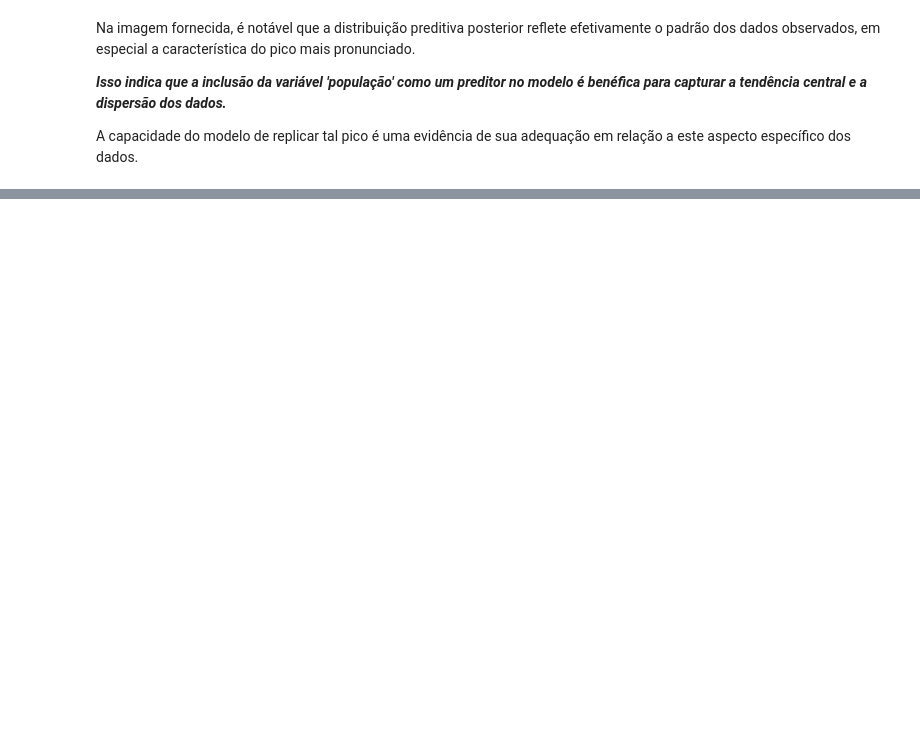
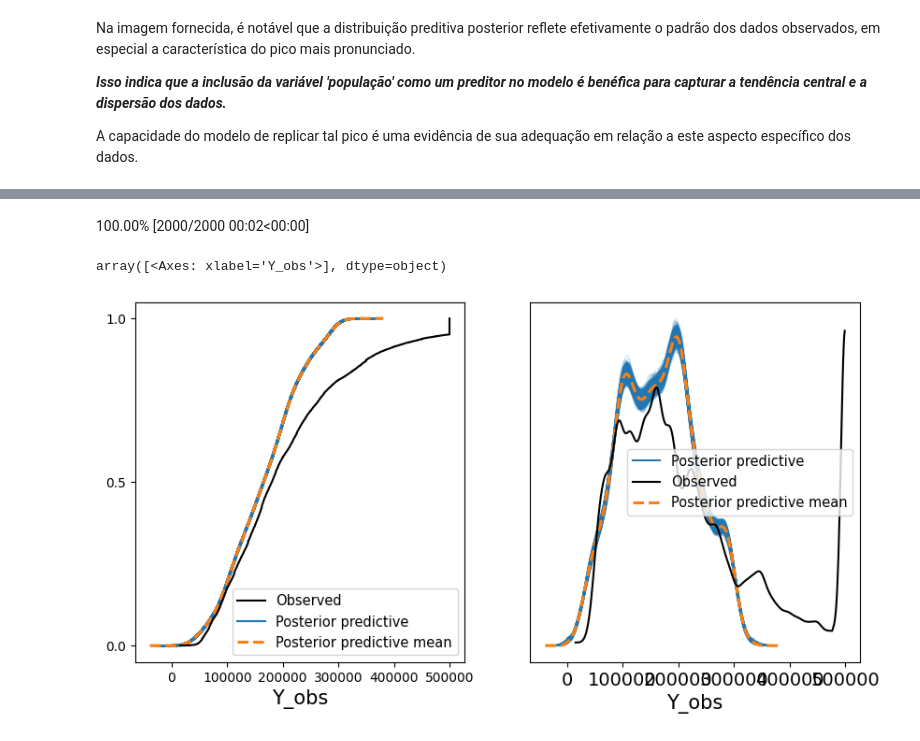
Before and after one commit to namespaiva/pred-analysis, a Jupyter notebook: pred_analisys.ipynb, the cells around one changed output, grey strips where cells are left out. Cells and saved outputs as stored; diff of their text form; code cells hidden in the pictures; blank space fills up the shorter version.

```diff
--- a/pred_analisys.ipynb
+++ b/pred_analisys.ipynb
@@ -908,0 +1125,11 @@ az.plot_ppc(trace_post_t, group='posterior', ax=axes[1], observed=True)
+# %%
+with hierarchical_model:
+  trace_hm = pm.sample_posterior_predictive(trace)
+
+fig, axes = plt.subplots(1, 2, figsize=(10, 5))
+az.plot_ppc(trace_hm, group='posterior', kind='cumulative', ax=axes[0])
+az.plot_ppc(trace_hm, group='posterior', ax=axes[1])
+# %% [output]
+100.00% [2000/2000 00:02<00:00]
+array([<Axes: xlabel='Y_obs'>], dtype=object)
+[figure, added]
```
Also changed, not shown: parts of 23 cells of this notebook.
